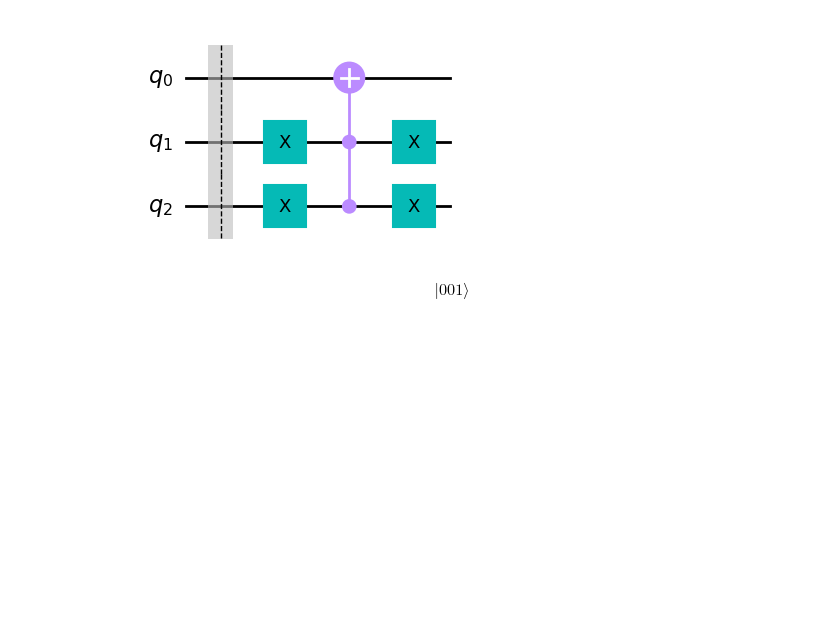
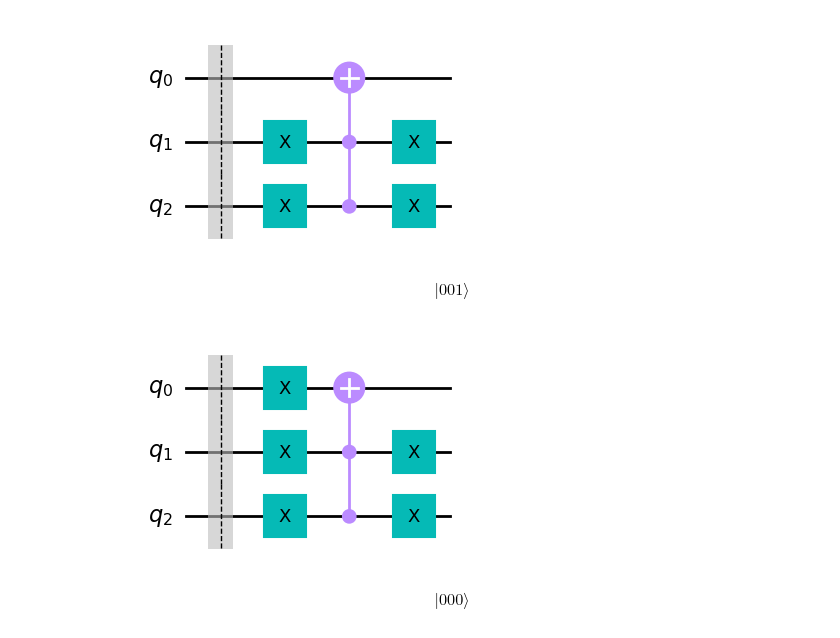
Before and after one commit to Dpbm/quantum, a Jupyter notebook: qiskit/papers-please.ipynb, the cells around one changed output. Saved outputs shown, nothing was run; the diff lists cells and outputs as text; code cells hidden in the pictures; blank space fills up the shorter version.

```diff
--- a/qiskit/papers-please.ipynb
+++ b/qiskit/papers-please.ipynb
@@ -78,3 +105,17 @@ Statevector(qc_or).draw("latex")
 # %% [output]
 [figure]
 $$ |001\rangle$$
+# %%
+qc_d = QuantumCircuit(3)
+
+qc_d.barrier()
+
+qc_d.x([0, 1,2])
+qc_d.ccx(2, 1, 0)
+qc_d.x([1,2])
+
+display(qc_d.draw("mpl"))
+Statevector(qc_d).draw("latex")
+# %% [output]
+[figure, added]
+$$ |000\rangle$$
```
Also changed, not shown: parts of 3 cells of this notebook.
